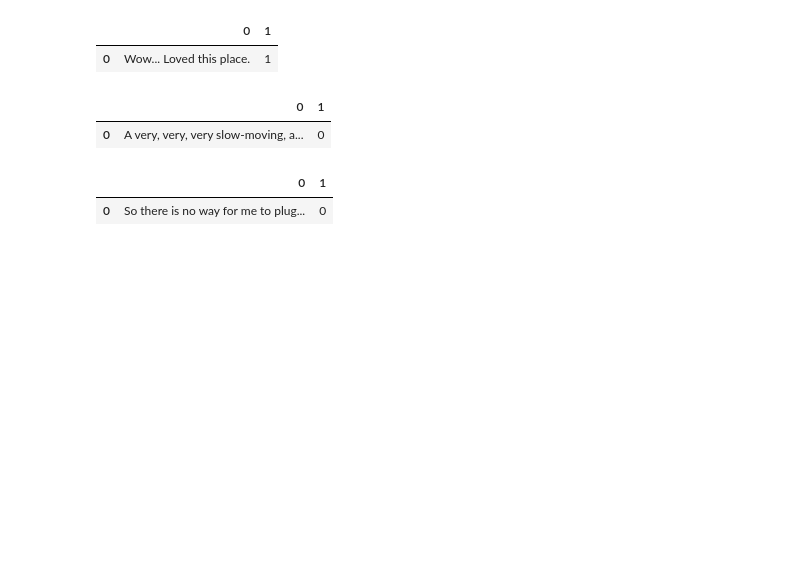
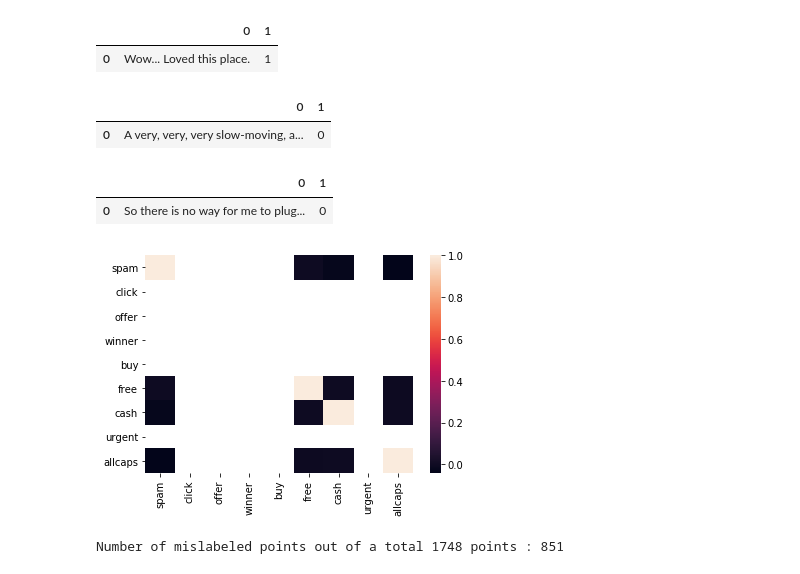
Before and after one commit to KennyGha/Unit2, a Jupyter notebook: Feedback analysis.ipynb, the cells around one changed output. Cells and saved outputs as stored; diff of their text form; code cells hidden in the pictures; blank space fills up the shorter version.

```diff
--- a/Feedback analysis.ipynb
+++ b/Feedback analysis.ipynb
@@ -32,0 +47,5 @@ df.columns = ['Content', 'Spam']
+# %%
+sns.heatmap(df.corr())
+plt.show()
+# %% [output]
+[figure, added]
@@ -32,0 +55,20 @@ df.columns = ['Content', 'Spam']
+# %%
+# Our data is binary / boolean, so we're importing the Bernoulli classifier.
+from sklearn.naive_bayes import BernoulliNB
+
+# Instantiate our model and store it in a new variable.
+bnb = BernoulliNB()
+
+# Fit our model to the data.
+bnb.fit(data, target)
+mis_label = (target != y_pred).sum()
+# Classify, storing the result in a new variable.
+y_pred = bnb.predict(data)
+
+# Display our results.
+print("Number of mislabeled points out of a total {} points : {}".format(
+    data.shape[0],
+    (target != y_pred).sum()
+))
+# %% [output]
+Number of mislabeled points out of a total 1748 points : 851
```
Also changed, not shown: parts of 33 cells of this notebook.
